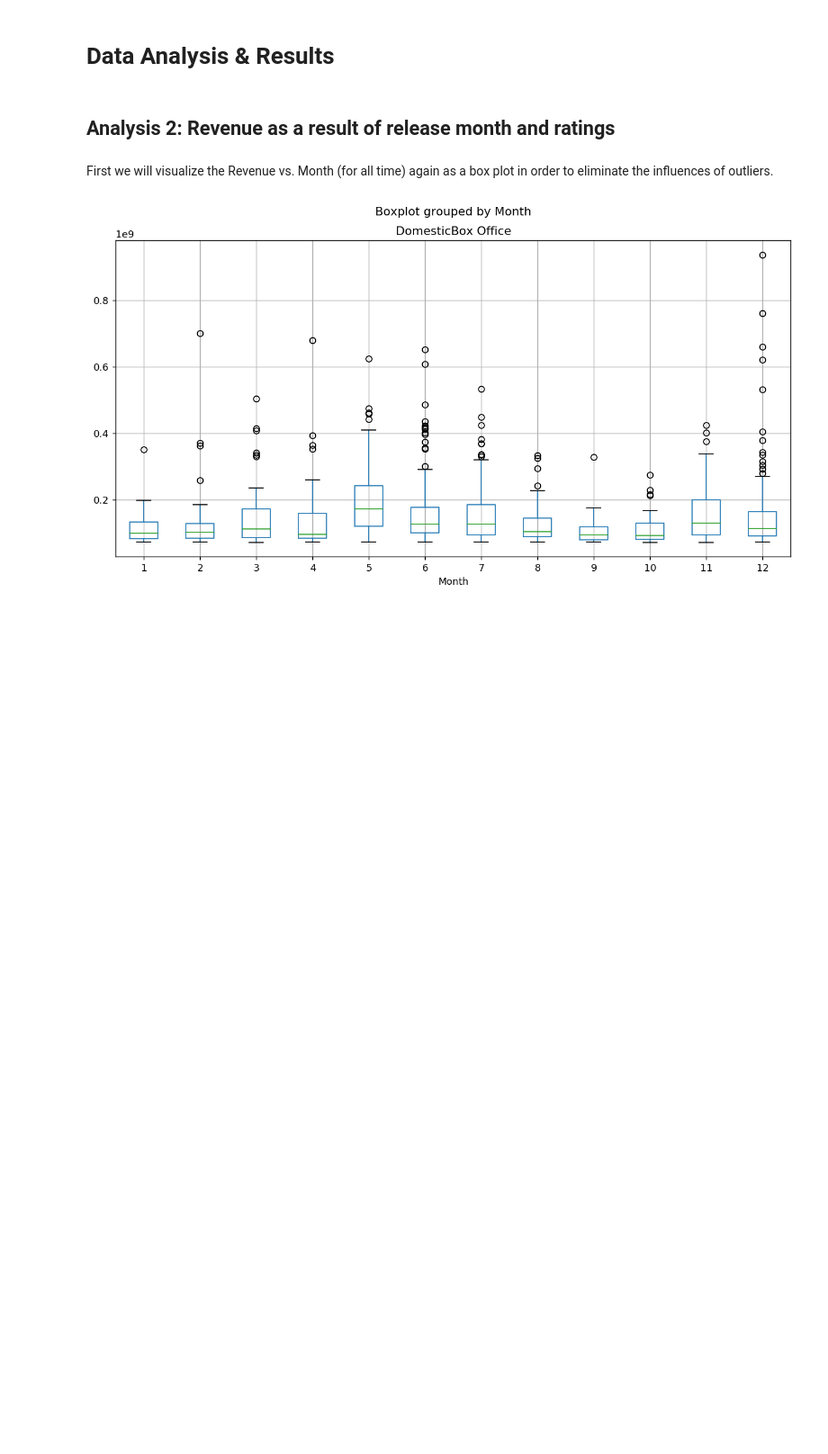
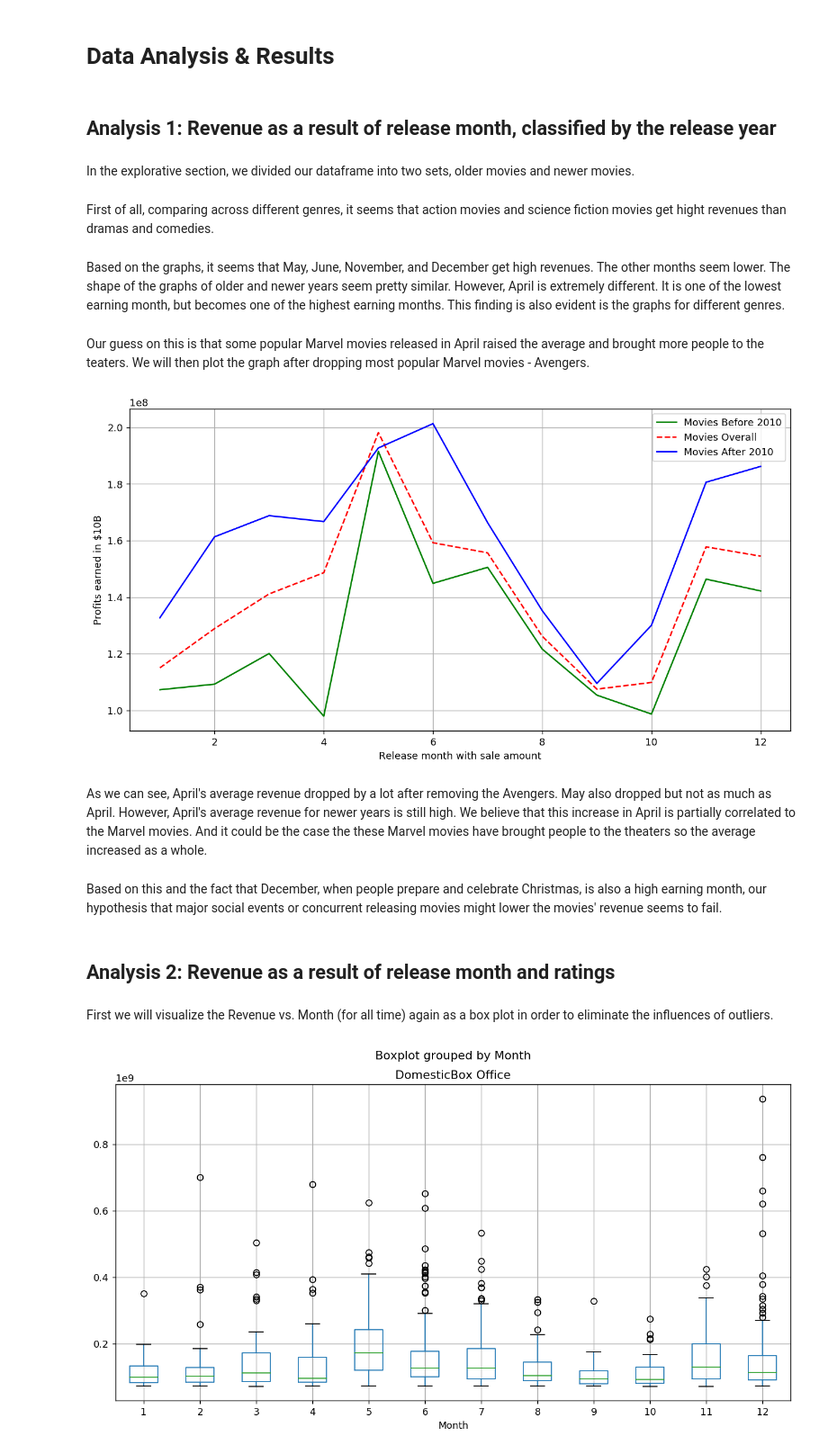
Before and after one commit to SephalTheX/Corollators, a Jupyter notebook: FinalProject.ipynb, the cells around one changed output. Shown at 90% size. Drawn from its saved outputs; the diff is of its cells as text; code cells hidden in the pictures; blank space fills up the shorter version.

Commit message:
Analysis 1

```diff
--- a/FinalProject.ipynb
+++ b/FinalProject.ipynb
@@ -489,6 +491,35 @@ plt.show()
 # %%
 import patsy
 import statsmodels.api as sm
+# %% [markdown]
+## Analysis 1: Revenue as a result of release month, classified by the release year
+# %% [markdown]
+In the explorative section, we divided our dataframe into two sets, older movies and newer movies.
+# %% [markdown]
+First of all, comparing across different genres, it seems that action movies and science fiction movies get hight revenues than dramas and comedies.
+# %% [markdown]
+Based on the graphs, it seems that May, June, November, and December get high revenues. The other months seem lower. The shape of the graphs of older and newer years seem pretty similar. However, April is extremely different. It is one of the lowest earning month, but becomes one of the highest earning months. This finding is also evident is the graphs for different genres.
+# %% [markdown]
+Our guess on this is that some popular Marvel movies released in April raised the average and brought more people to the teaters. We will then plot the graph after dropping most popular Marvel movies - Avengers.
+# %%
+df_newer_no_avengers = df_newer.drop(df_newer[df_newer['Movie'].str.contains('Avengers')].index)
+monthly_comp_newer = df_newer_no_avengers.groupby('Month')['DomesticBox Office'].mean()
+monthly_comp_older = df_older.groupby('Month')['DomesticBox Office'].mean()
+plt.figure(figsize=(12,6),dpi=130)
+plt.xlabel('Release month with sale amount')
+plt.ylabel('Profits earned in $10B')
+plt.grid()
+plt.plot(monthly_comp_older, 'g', label = 'Movies Before 2010')
+plt.plot(monthly_comp, 'r', linestyle='dashed', label = 'Movies Overall')
+plt.plot(monthly_comp_newer, 'b', label = 'Movies After 2010')
+plt.legend()
+plt.show()
+# %% [output]
+[figure, added]
+# %% [markdown]
+As we can see, April's average revenue dropped by a lot after removing the Avengers. May also dropped but not as much as April. However, April's average revenue for newer years is still high. We believe that this increase in April is partially correlated to the Marvel movies. And it could be the case the these Marvel movies have brought people to the theaters so the average increased as a whole.
+# %% [markdown]
+Based on this and the fact that December, when people prepare and celebrate Christmas, is also a high earning month, our hypothesis that major social events or concurrent releasing movies might lower the movies' revenue seems to fail.
 # %% [markdown]
 ## Analysis 2: Revenue as a result of release month and ratings
 # %%
```
Also changed, not shown: parts of 15 cells of this notebook.
